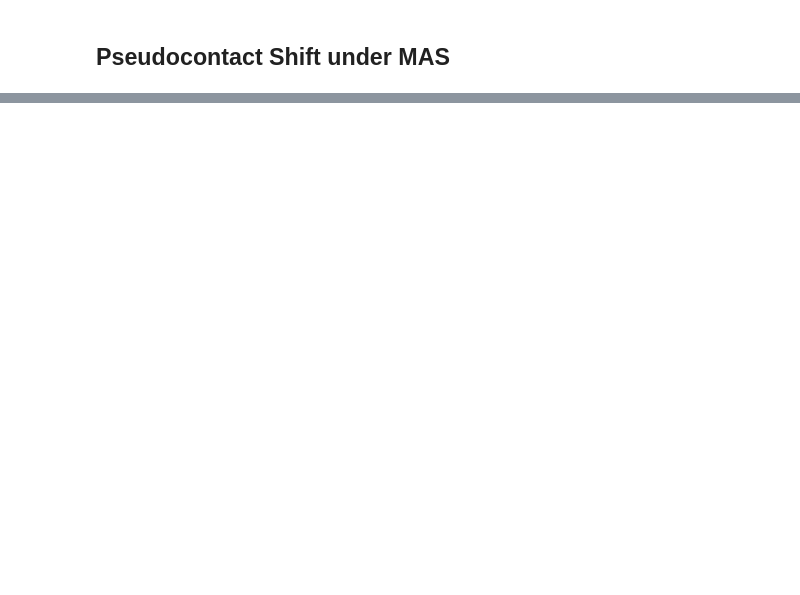
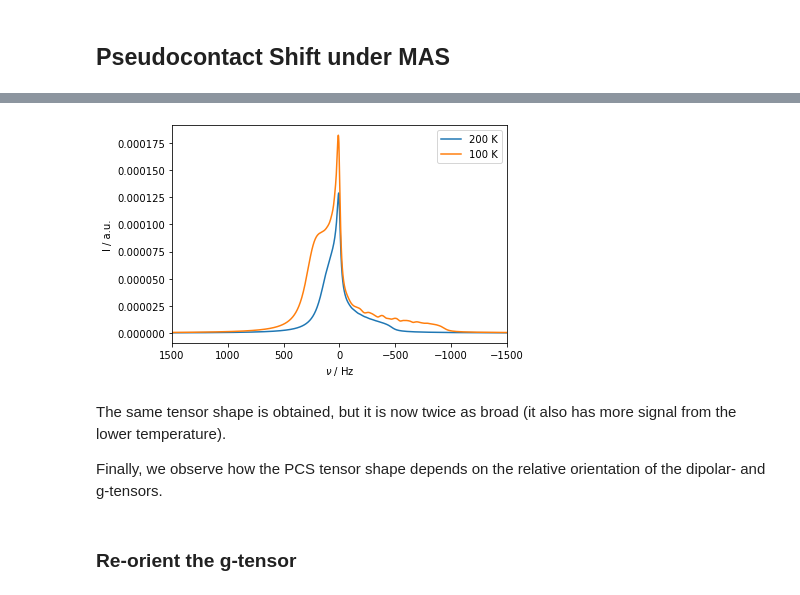
Before and after one commit to alsinmr/SLEEPY_tutorial, a Jupyter notebook: Chapters/Chapter5/Ch5_PseudoContactShift.ipynb, the cells around one changed output, grey strips where cells are left out. Drawn from its saved outputs; the diff is of its cells as text; code cells hidden in the pictures; blank space fills up the shorter version.

```diff
--- a/Chapters/Chapter5/Ch5_PseudoContactShift.ipynb
+++ b/Chapters/Chapter5/Ch5_PseudoContactShift.ipynb
@@ -610,0 +303,29 @@ _=ax.set_xlim([1500,-1500])
+# %%
+delta=sl.Tools.dipole_coupling(1,'e-','13C')    #10 Angstroms from electron
+ex=sl.ExpSys(v0H=600,Nucs=['13C','e-'],vr=6000,LF=True,T_K=100,pwdavg=4,n_gamma=30)  #Electron-nuclear system
+ex.set_inter('hyperfine',i0=0,i1=1,Axx=-delta/2,Ayy=-delta/2,Azz=delta)
+ex.set_inter('g',i=1,gxx=1,gyy=1,gzz=4)
+
+L=sl.Liouvillian(ex)        #Generate a Liouvillian
+
+L.add_relax('T1',i=1,T1=1e-7,OS=True,Thermal=True)  #1 microsecond T1
+L.add_relax('T2',i=1,T2=1e-7,OS=True) #1 ns T2, required for physical system when T1 is present
+
+seq=L.Sequence() #Generate an empty sequence
+
+rho100=sl.Rho('13Cx','13Cp')  #Generate initial state, detection operator
+_=rho100.DetProp(seq,n=8000,n_per_seq=1) #Propagate the system
+# %%
+rho100.downmix()
+ax=rho200.plot(FT=True) #Plot the results into the same axis
+rho100.plot(FT=True,ax=ax)
+ax.legend(('200 K','100 K'))
+_=ax.set_xlim([1500,-1500])
+# %% [output]
+[figure, added]
+# %% [markdown]
+The same tensor shape is obtained, but it is now twice as broad (it also has more signal from the lower temperature).
+
+Finally, we observe how the PCS tensor shape depends on the relative orientation of the dipolar- and g-tensors.
+# %% [markdown]
+### Re-orient the g-tensor
```
Also changed, not shown: parts of 58 cells of this notebook, 11 other files.
